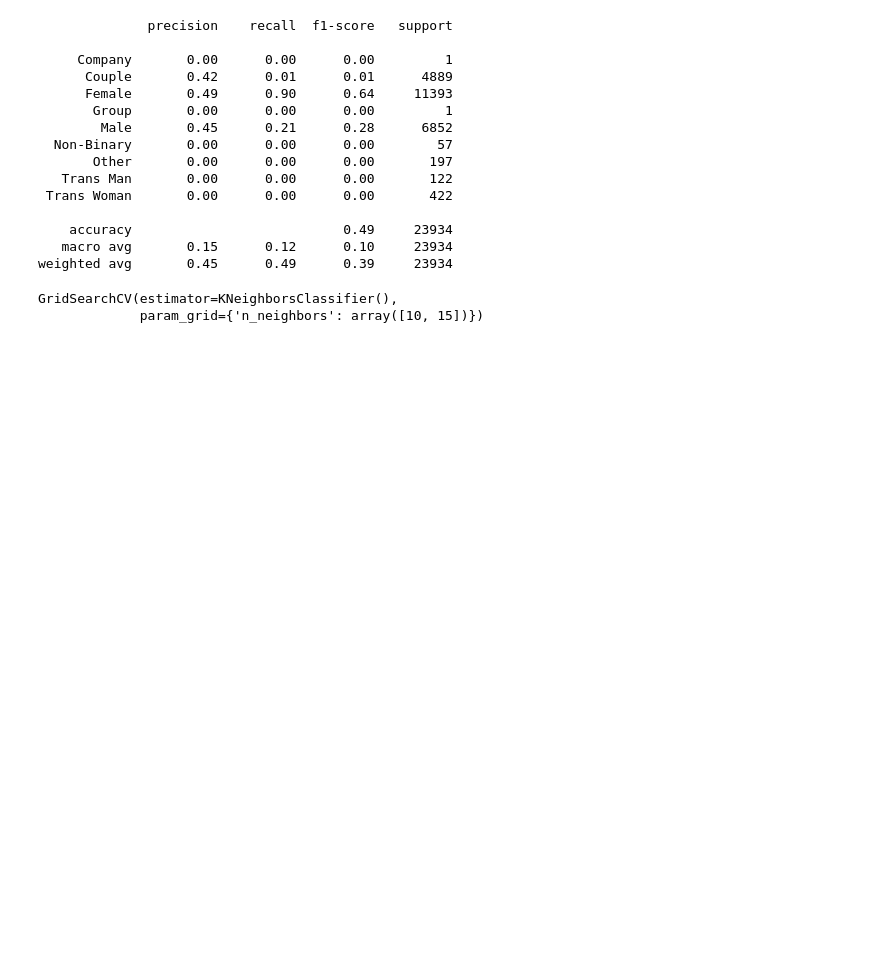
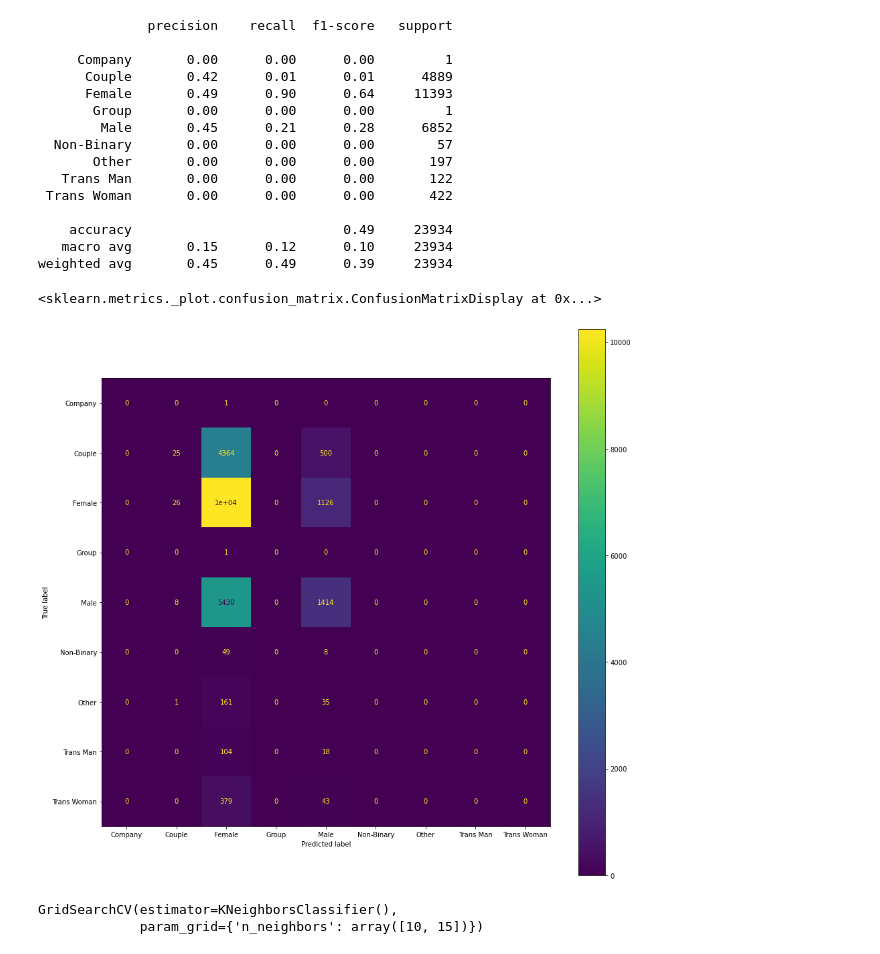
Before and after one commit to ignatovskiy/Data_Satanism, a Jupyter notebook: lab1/Lab 1.ipynb, the cells around one changed output. Cells and saved outputs as stored; diff of their text form; code cells hidden in the pictures; blank space fills up the shorter version.

```diff
--- a/lab1/Lab 1.ipynb
+++ b/lab1/Lab 1.ipynb
@@ -290 +305,8 @@ weighted avg       0.45      0.49      0.39     23934
+# %%
+fig, ax = plt.subplots(figsize=(15,15))
+cm = ConfusionMatrixDisplay.from_estimator(knn, x_test, y_test, ax=ax, display_labels=target_names)
+cm
+# %% [output]
+<sklearn.metrics._plot.confusion_matrix.ConfusionMatrixDisplay at 0x...>
+[figure, added]
 # %%
```
Also changed, not shown: parts of 64 cells of this notebook.
